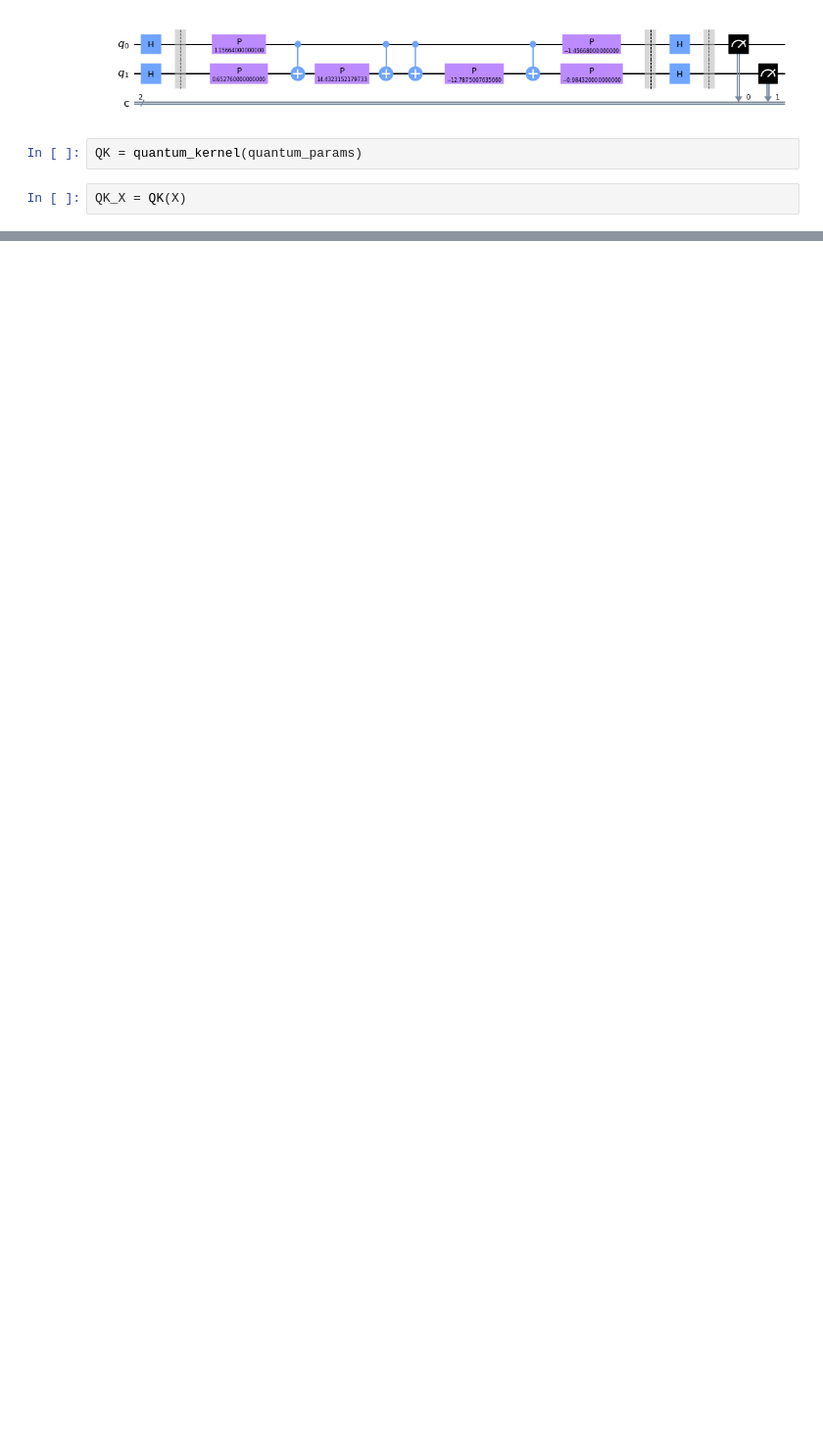
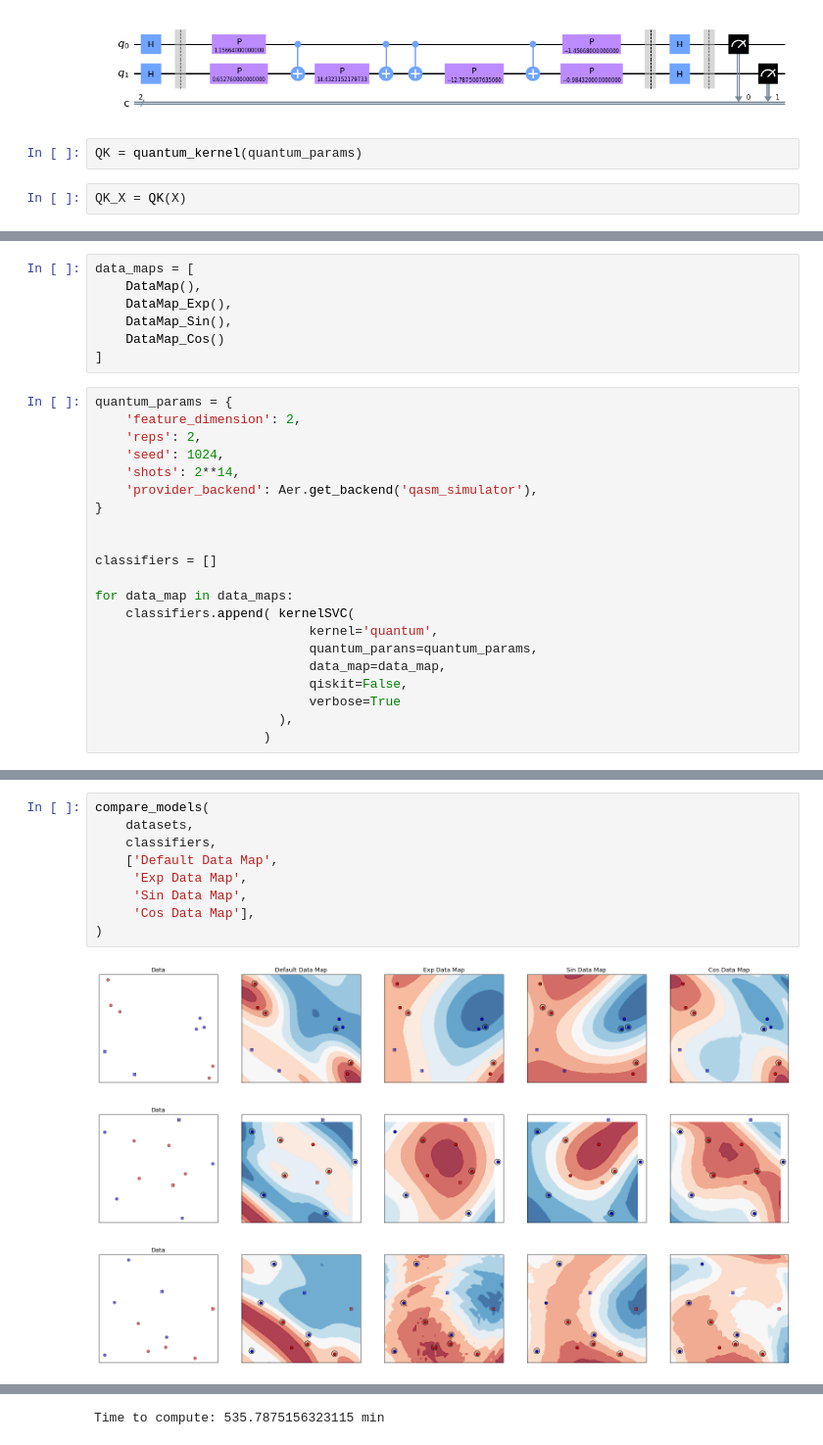
Before and after one commit to mforstenhaeusler/Quantum-Support-Vector-Machines, a Jupyter notebook: Quantum Support Vector Machines.ipynb, the cells around one changed output, grey strips where cells are left out. Shown at 98% size. Cells and saved outputs as stored; diff of their text form; blank space fills up the shorter version.

```diff
--- a/Quantum Support Vector Machines.ipynb
+++ b/Quantum Support Vector Machines.ipynb
@@ -110,0 +197,28 @@ plt.show()
+# %%
+data_maps = [
+    DataMap(),
+    DataMap_Exp(),
+    DataMap_Sin(),
+    DataMap_Cos()
+]
+# %%
+quantum_params = {
+    'feature_dimension': 2,
+    'reps': 2,
+    'seed': 1024,
+    'shots': 2**14,
+    'provider_backend': Aer.get_backend('qasm_simulator'),
+}
+
+
+classifiers = []
+
+for data_map in data_maps:
+    classifiers.append( kernelSVC(
+                            kernel='quantum',
+                            quantum_parans=quantum_params,
+                            data_map=data_map,
+                            qiskit=False,
+                            verbose=True
+                        ),
+                      )
@@ -110,0 +230,13 @@ plt.show()
+# %%
+compare_models(
+    datasets,
+    classifiers,
+    ['Default Data Map',
+     'Exp Data Map',
+     'Sin Data Map',
+     'Cos Data Map'],
+)
+# %% [output]
+[figure, added]
+[figure, added]
+[figure, added]
@@ -110,0 +244 @@ plt.show()
+Time to compute: 535.7875156323115 min
```
Also changed, not shown: parts of 20 cells of this notebook, 16 other files.
